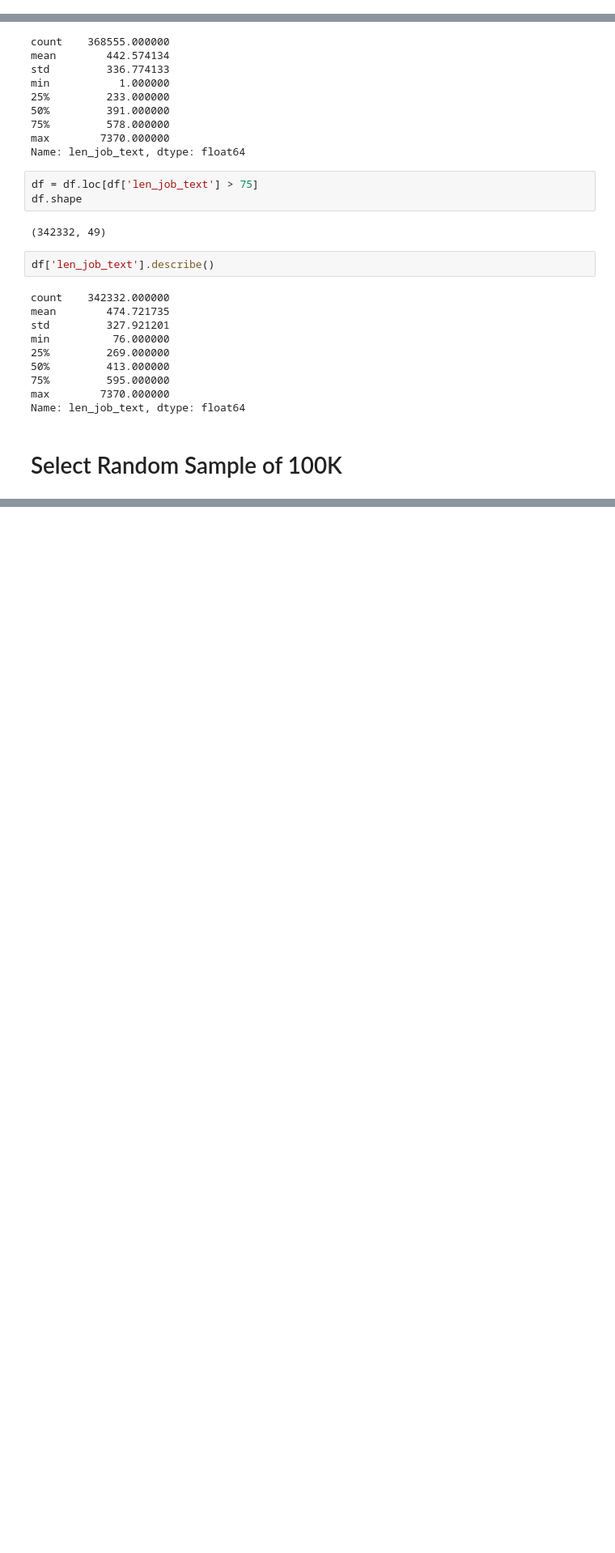
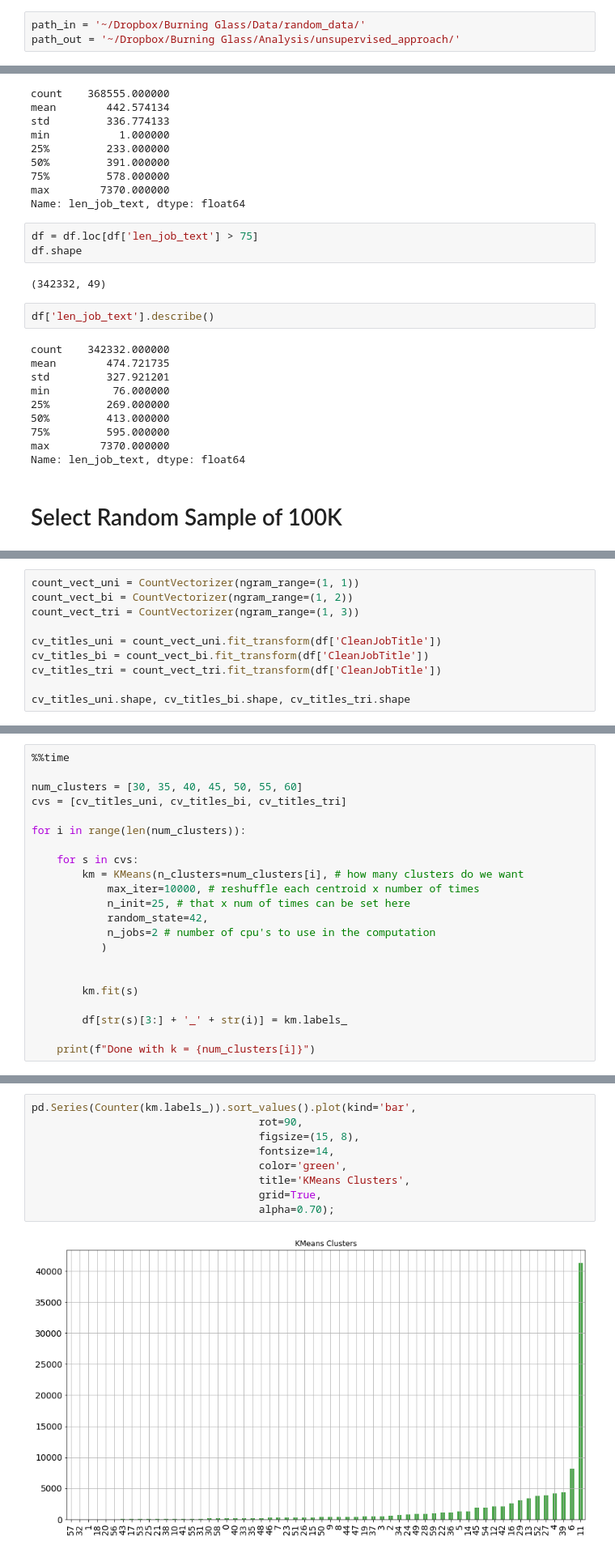
Before and after one commit to ramonprz01/bg-insead-project, a Jupyter notebook: unsupervised_ml/clustering_test.ipynb, the cells around one changed output, grey strips where cells are left out. Shown at 81% size. Cells and saved outputs as stored; diff of their text form; blank space fills up the shorter version.

Commit message:
KMeans Done

```diff
--- a/unsupervised_ml/clustering_test.ipynb
+++ b/unsupervised_ml/clustering_test.ipynb
@@ -11,6 +18,9 @@ from pprint import pprint
 pd.set_option('display.max_columns', None)
 
 %matplotlib inline
+# %%
+path_in = '~/Dropbox/Burning Glass/Data/random_data/'
+path_out = '~/Dropbox/Burning Glass/Analysis/unsupervised_approach/'
 # %%
 %%time
 
@@ -210,0 +339,10 @@ df.head()
+# %%
+count_vect_uni = CountVectorizer(ngram_range=(1, 1))
+count_vect_bi = CountVectorizer(ngram_range=(1, 2))
+count_vect_tri = CountVectorizer(ngram_range=(1, 3))
+
+cv_titles_uni = count_vect_uni.fit_transform(df['CleanJobTitle'])
+cv_titles_bi = count_vect_bi.fit_transform(df['CleanJobTitle'])
+cv_titles_tri = count_vect_tri.fit_transform(df['CleanJobTitle'])
+
+cv_titles_uni.shape, cv_titles_bi.shape, cv_titles_tri.shape
@@ -210,0 +355,22 @@ df.head()
+# %%
+%%time
+
+num_clusters = [30, 35, 40, 45, 50, 55, 60]
+cvs = [cv_titles_uni, cv_titles_bi, cv_titles_tri]
+
+for i in range(len(num_clusters)):
+
+    for s in cvs:
+        km = KMeans(n_clusters=num_clusters[i], # how many clusters do we want
+            max_iter=10000, # reshuffle each centroid x number of times
+            n_init=25, # that x num of times can be set here
+            random_state=42,
+            n_jobs=2 # number of cpu's to use in the computation
+           )
+
+
+        km.fit(s)
+
+        df[str(s)[3:] + '_' + str(i)] = km.labels_
+
+    print(f"Done with k = {num_clusters[i]}")
@@ -210,0 +426,11 @@ df.head()
+# %%
+pd.Series(Counter(km.labels_)).sort_values().plot(kind='bar',
+                                    rot=90,
+                                    figsize=(15, 8),
+                                    fontsize=14,
+                                    color='green',
+                                    title='KMeans Clusters',
+                                    grid=True,
+                                    alpha=0.70);
+# %% [output]
+[figure, added]
```
Also changed, not shown: parts of 69 cells of this notebook.
